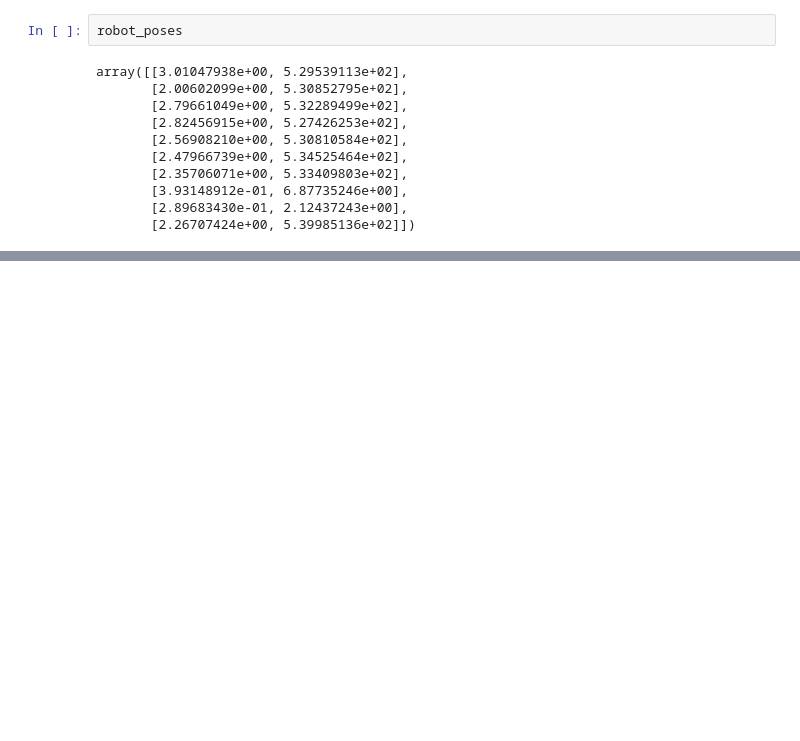
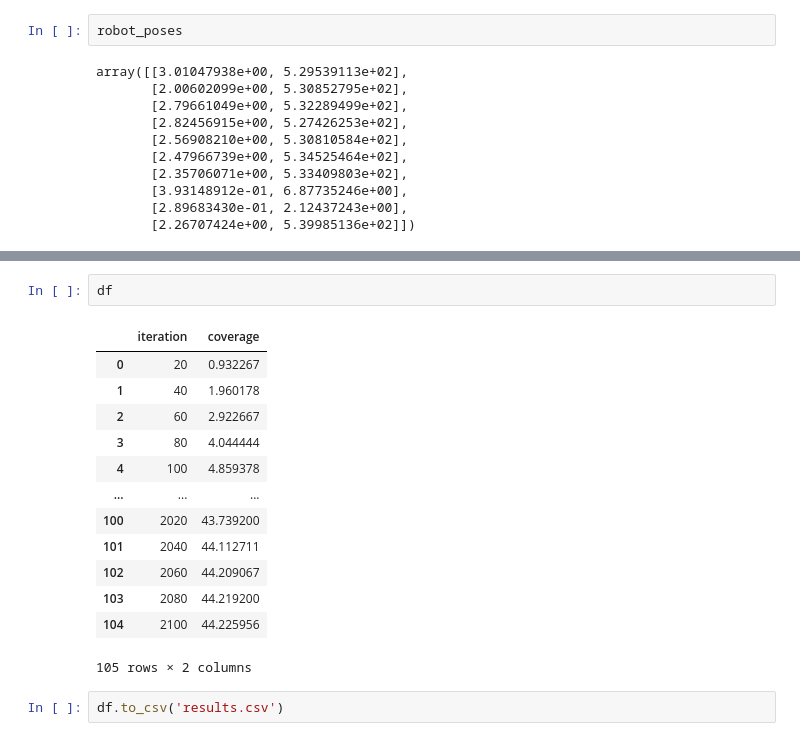
Before and after one commit to sehejjain/pygame_amoeba, a Jupyter notebook: pygame.ipynb, the cells around one changed output, grey strips where cells are left out. Cells and saved outputs as stored; diff of their text form; blank space fills up the shorter version.

```diff
--- a/pygame.ipynb
+++ b/pygame.ipynb
@@ -512,0 +491,18 @@ x+y
+# %%
+df
+# %% [output]
+|  | iteration | coverage |
+| 0 | 20 | 0.932267 |
+| 1 | 40 | 1.960178 |
+| 2 | 60 | 2.922667 |
+| 3 | 80 | 4.044444 |
+| 4 | 100 | 4.859378 |
+| ... | ... | ... |
+| 100 | 2020 | 43.739200 |
+| 101 | 2040 | 44.112711 |
+| 102 | 2060 | 44.209067 |
+| 103 | 2080 | 44.219200 |
+| 104 | 2100 | 44.225956 |
+105 rows × 2 columns
+# %%
+df.to_csv('results.csv')
```
Also changed, not shown: parts of 21 cells of this notebook, 4 other files.
